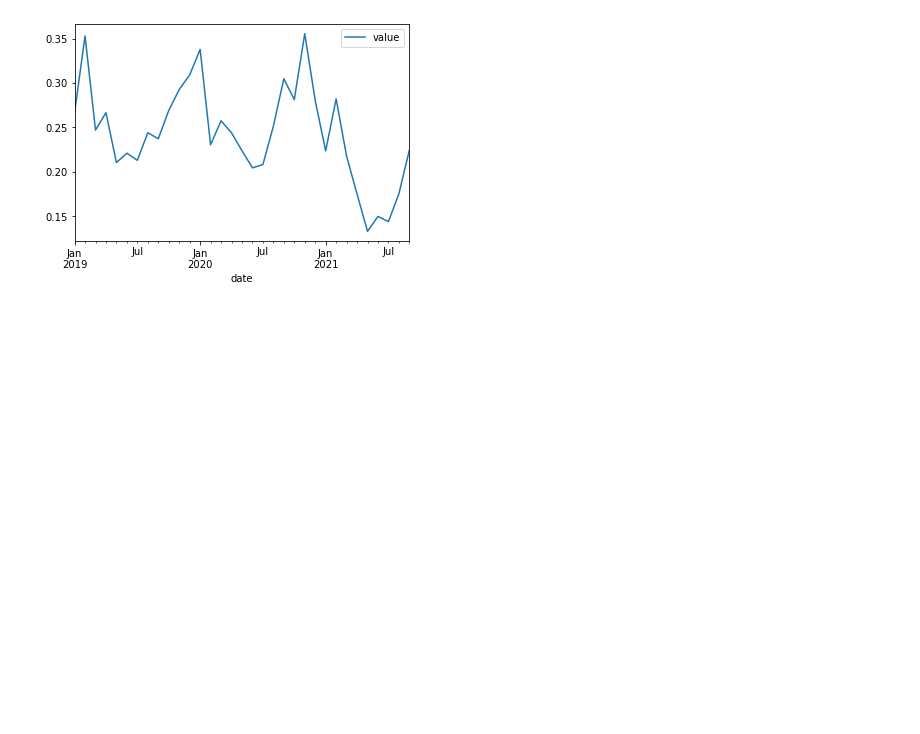
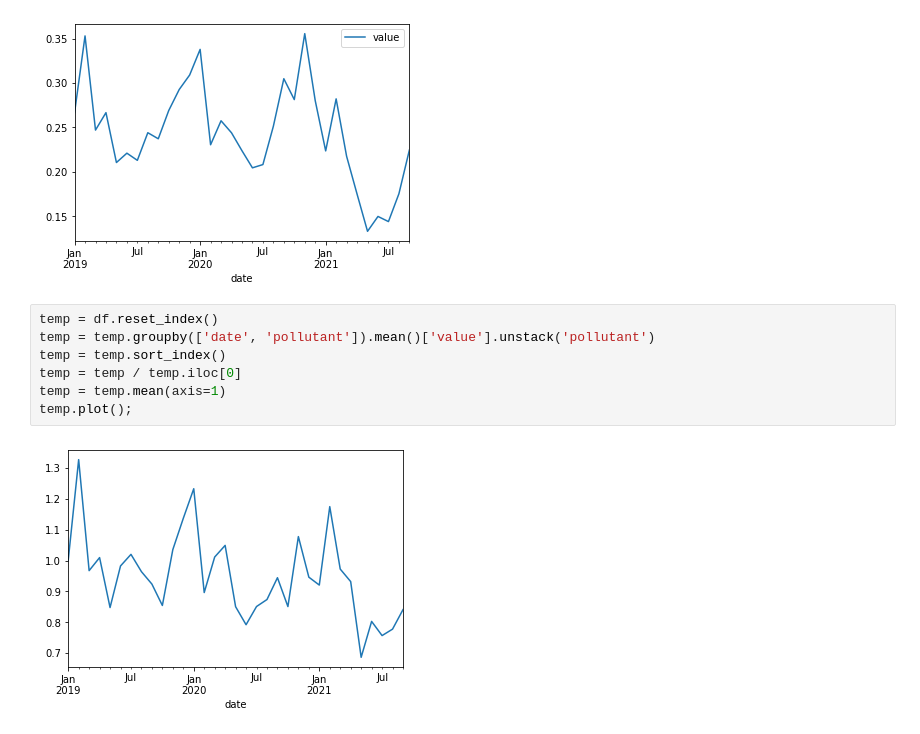
Before and after one commit to tehwalris/open-data-backend, a Jupyter notebook: notebooks/air_quality.ipynb, the cells around one changed output. Drawn from its saved outputs; the diff is of its cells as text; blank space fills up the shorter version.

```diff
--- a/notebooks/air_quality.ipynb
+++ b/notebooks/air_quality.ipynb
@@ -36,3 +45,12 @@ df.loc[pd.IndexSlice[:, 'Zch_Stampfenbachstrasse', 'CO']].plot()
 # %% [output]
 <AxesSubplot:xlabel='date'>
 [figure]
+# %%
+temp = df.reset_index()
+temp = temp.groupby(['date', 'pollutant']).mean()['value'].unstack('pollutant')
+temp = temp.sort_index()
+temp = temp / temp.iloc[0]
+temp = temp.mean(axis=1)
+temp.plot();
+# %% [output]
+[figure, added]
```
Also changed, not shown: parts of 2 cells of this notebook, 5 other files.
